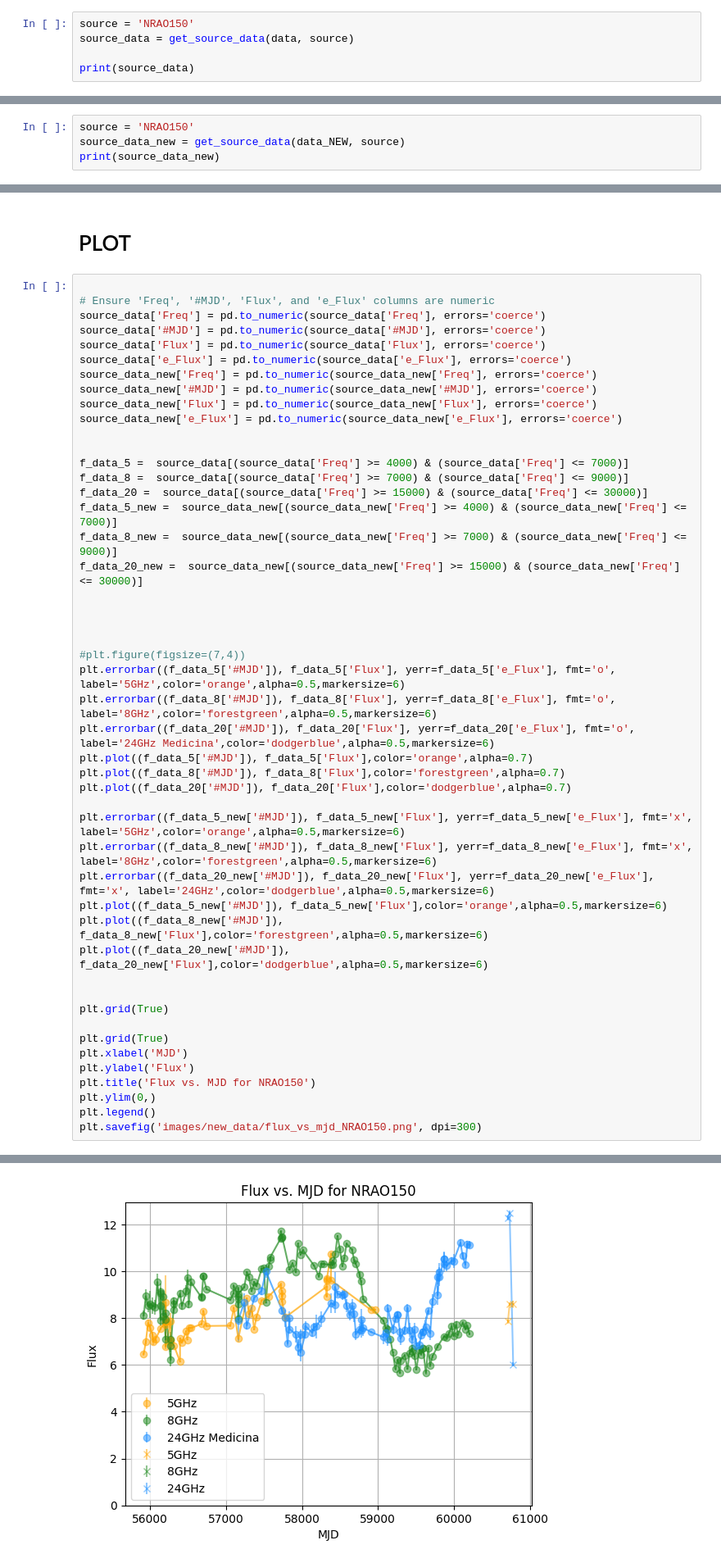
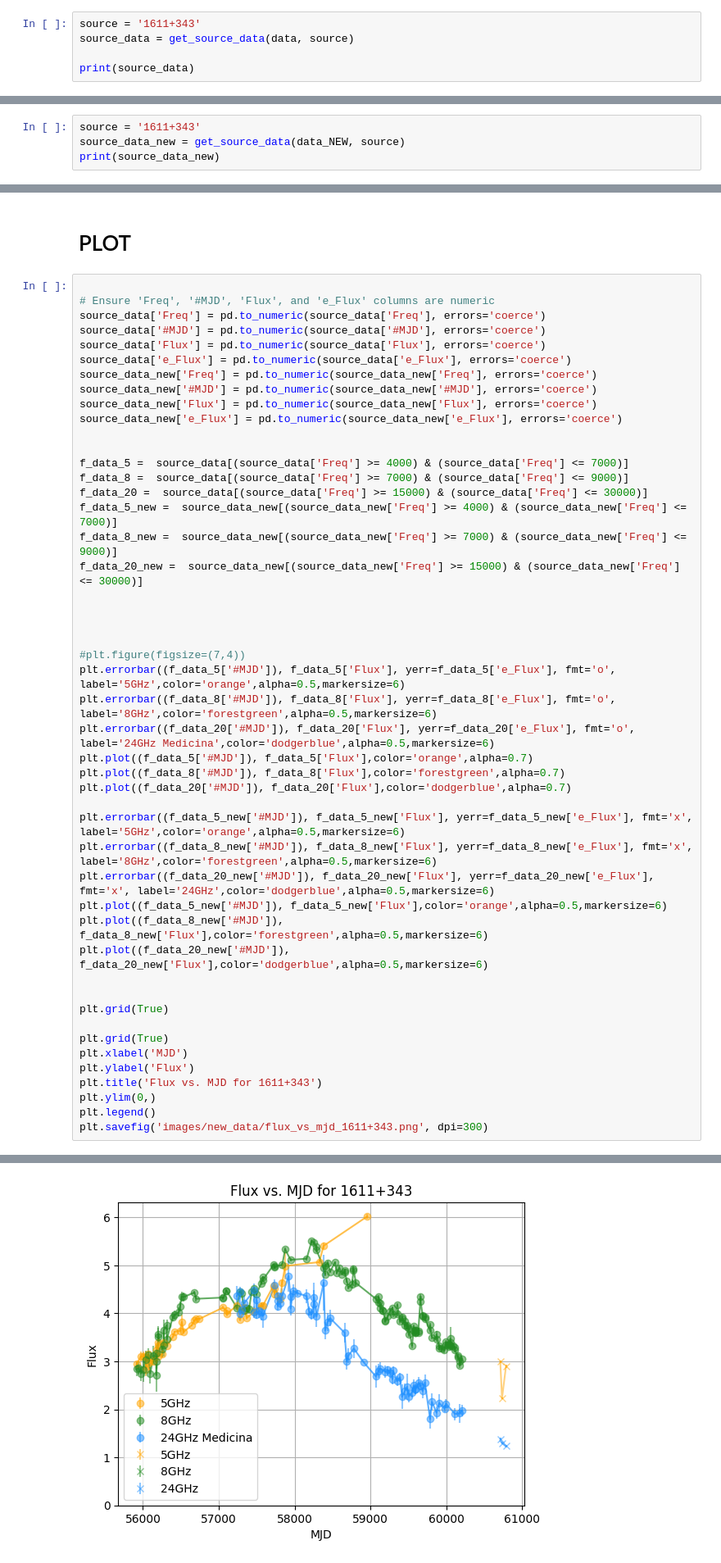
Before and after one commit to Rupal-Giri/Impfiles, a Jupyter notebook: new_data.ipynb, the cells around one changed output, grey strips where cells are left out. Shown at 82% size. Drawn from its saved outputs; the diff is of its cells as text.

```diff
--- a/new_data.ipynb
+++ b/new_data.ipynb
@@ -71,7 +79,7 @@ def get_source_data(data, source):
 # %% [markdown]
 # Plotting individual sources
 # %%
-source = 'NRAO150'
+source = '1611+343'
 source_data = get_source_data(data, source)
 
 print(source_data)
@@ -93,5 +101,5 @@ print(source_data)
 # %%
-source = 'NRAO150'
+source = '1611+343'
 source_data_new = get_source_data(data_NEW, source)
 print(source_data_new)
 # %% [output]
@@ -149,36 +157,36 @@ plt.errorbar((f_data_20_new['#MJD']), f_data_20_new['Flux'], yerr=f_data_20_new[
 plt.plot((f_data_5_new['#MJD']), f_data_5_new['Flux'],color='orange',alpha=0.5,markersize=6)
 plt.plot((f_data_8_new['#MJD']), f_data_8_new['Flux'],color='forestgreen',alpha=0.5,markersize=6)
 plt.plot((f_data_20_new['#MJD']), f_data_20_new['Flux'],color='dodgerblue',alpha=0.5,markersize=6)
 
 
 plt.grid(True)
 
 plt.grid(True)
 plt.xlabel('MJD')
 plt.ylabel('Flux')
-plt.title('Flux vs. MJD for NRAO150')
+plt.title('Flux vs. MJD for 1611+343')
 plt.ylim(0,)
 plt.legend()
-plt.savefig('images/new_data/flux_vs_mjd_NRAO150.png', dpi=300)
+plt.savefig('images/new_data/flux_vs_mjd_1611+343.png', dpi=300)
 # %% [output]
 A value is trying to be set on a copy of a slice from a DataFrame.
 Try using .loc[row_indexer,col_indexer] = value instead
 
 See the caveats in the documentation: https://pandas.pydata.org/pandas-docs/stable/user_guide/indexing.html#returning-a-view-versus-a-copy
   source_data['Freq'] = pd.to_numeric(source_data['Freq'], errors='coerce')
 A value is trying to be set on a copy of a slice from a DataFrame.
 Try using .loc[row_indexer,col_indexer] = value instead
 
 See the caveats in the documentation: https://pandas.pydata.org/pandas-docs/stable/user_guide/indexing.html#returning-a-view-versus-a-copy
   source_data['#MJD'] = pd.to_numeric(source_data['#MJD'], errors='coerce')
 A value is trying to be set on a copy of a slice from a DataFrame.
 Try using .loc[row_indexer,col_indexer] = value instead
 ... (24 lines left out)
 Try using .loc[row_indexer,col_indexer] = value instead
 
 See the caveats in the documentation: https://pandas.pydata.org/pandas-docs/stable/user_guide/indexing.html#returning-a-view-versus-a-copy
   source_data_new['e_Flux'] = pd.to_numeric(source_data_new['e_Flux'], errors='coerce')
-[figure, old version]
+[figure, new version]
 # %% [markdown]
 # Analysis
 # %% [markdown]
```
Also changed, not shown: parts of 10 cells of this notebook.
